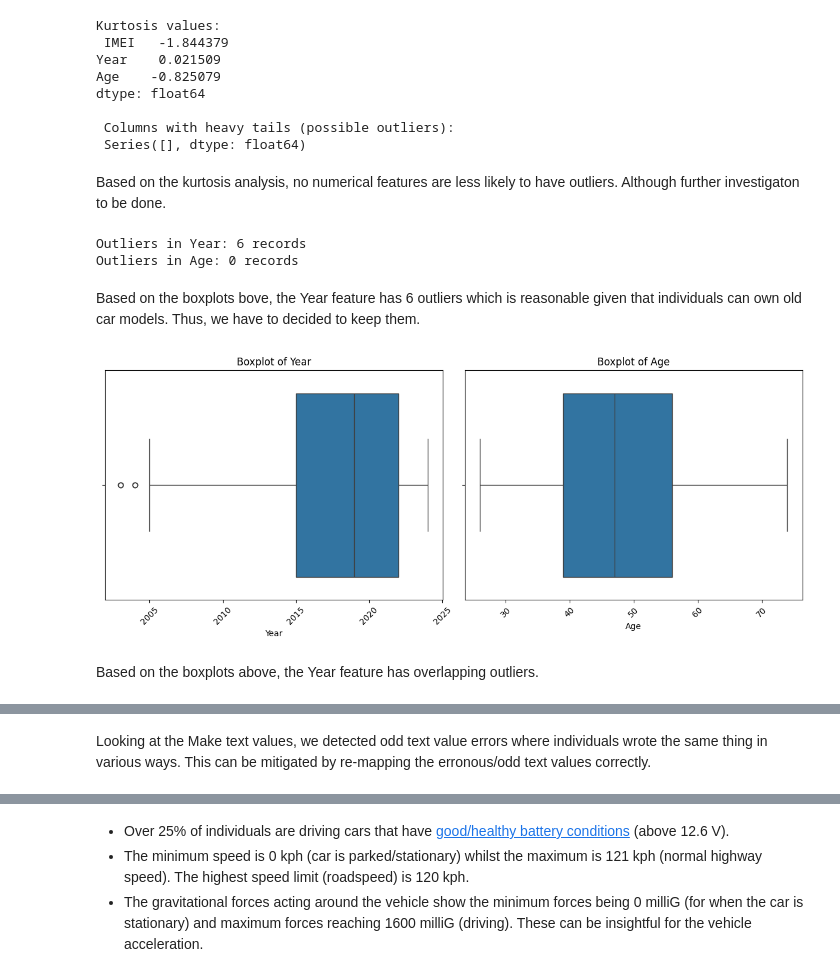
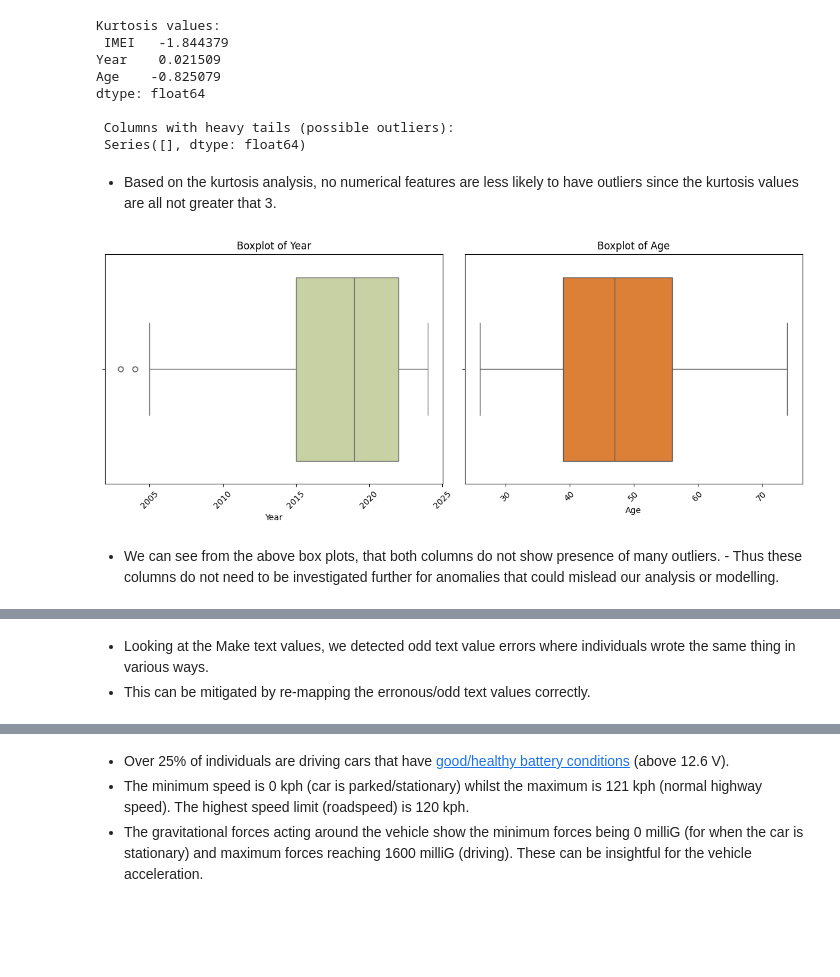
Before and after one commit to Shar-06/ChallengeTwo, a Jupyter notebook: Files/Notebook/DriverSafety.ipynb, the cells around one changed output, grey strips where cells are left out. Drawn from its saved outputs; the diff is of its cells as text; code cells hidden in the pictures; blank space fills up the shorter version.

```diff
--- a/Files/Notebook/DriverSafety.ipynb
+++ b/Files/Notebook/DriverSafety.ipynb
@@ -149,4 +158,0 @@ The above shows a mixture of categorical and numerical data entries. Additionall
-# %%
-# Remove colour feature
-owner = owner.drop(columns='Colour')
-print("Successfully dropped!")
@@ -231,11 +228,11 @@ There are no duplicates
 # %%
 # visualize data distributions
-
+palette = ["#5673BC", "#F87B1B", "#CBD99B", "#EEEEEE", "#000080", "#B29414"]
 num_cols = ['Year', 'Age']
 
 for col in num_cols:
     plt.figure()
-    sns.histplot(owner[col].dropna(), kde=True, color='#000080')
+    sns.histplot(owner[col].dropna(), kde=True, color=palette[0])
     plt.title(f"Histogram of {col}")
     plt.show()
 # %% [output]
@@ -263,53 +261,36 @@ dtype: float64
  Columns with heavy tails (possible outliers):
  Series([], dtype: float64)
 # %% [markdown]
-Based on the kurtosis analysis, no numerical features are less likely to have outliers. Although further investigaton to be done.
+- Based on the kurtosis analysis, no numerical features are less likely to have outliers since the kurtosis values are all not greater that 3.
-# %%
-num_cols = ['Year', 'Age']
-
-for col in num_cols:
-    Q1 = owner[col].quantile(0.25)
-    Q3 = owner[col].quantile(0.75)
-    IQR = Q3 - Q1
-
-    lower_bound = Q1 - 1.5 * IQR
-    upper_bound = Q3 + 1.5 * IQR
-
-    outliers = owner[(owner[col] < lower_bound) | (owner[col] > upper_bound)]
-    #     print(f"Outliers in {col}: \n", outliers)
-    print(f"Outliers in {col}: {len(outliers)} records")
-# %% [output]
-Outliers in Year: 6 records
-Outliers in Age: 0 records
-# %% [markdown]
-Based on the boxplots bove, the Year feature has 6 outliers which is reasonable given that individuals can own old car models. Thus, we have to decided to keep them.
 # %%
-# How many outliers could there be though (if any)?
+# Let us visualise presence or absence of outliers
 
 plt.figure(figsize=(12, 5))
 
 plt.subplot(1, 2, 1)
 sns.boxplot(
     data=owner,
     x='Year',
+    color=palette[2]
 )
 plt.title('Boxplot of Year')
 plt.xticks(rotation=45)
 
 plt.subplot(1, 2, 2)
 sns.boxplot(
     data=owner,
     x='Age',
+    color=palette[1]
 )
 plt.title('Boxplot of Age')
 plt.xticks(rotation=45)
 
 plt.tight_layout()
 plt.show()
 # %% [output]
-[figure, old version]
+[figure, new version]
 # %% [markdown]
-Based on the boxplots above, the Year feature has overlapping outliers.
+- We can see from the above box plots, that both columns do not show presence of many outliers. - Thus these columns do not need to be investigated further for anomalies that could mislead our analysis or modelling.
 # %%
 # Identify unique categorical entries
 cat_cols = owner.select_dtypes(include=['object'])
@@ -337,6 +318,6 @@ Unique categories in Model:  ['VW 27X - POLO' 'ATOS' 'RANGER' 'ERTIGA' 'VW 240-P
  'JETTA 4 TDI' 'RUSH' 'COROLLA QUEST 1.8' 'GOLF VI']
 Unique categories in Gender:  ['Male' 'Female']
 # %% [markdown]
-Looking at the Make text values, we detected odd text value errors where individuals wrote the same thing in various ways.
-This can be mitigated by re-mapping the erronous/odd text values correctly.
+- Looking at the Make text values, we detected odd text value errors where individuals wrote the same thing in various ways.
+- This can be mitigated by re-mapping the erronous/odd text values correctly.
 # %%
```
Also changed, not shown: parts of 40 cells of this notebook, 1 other file.
